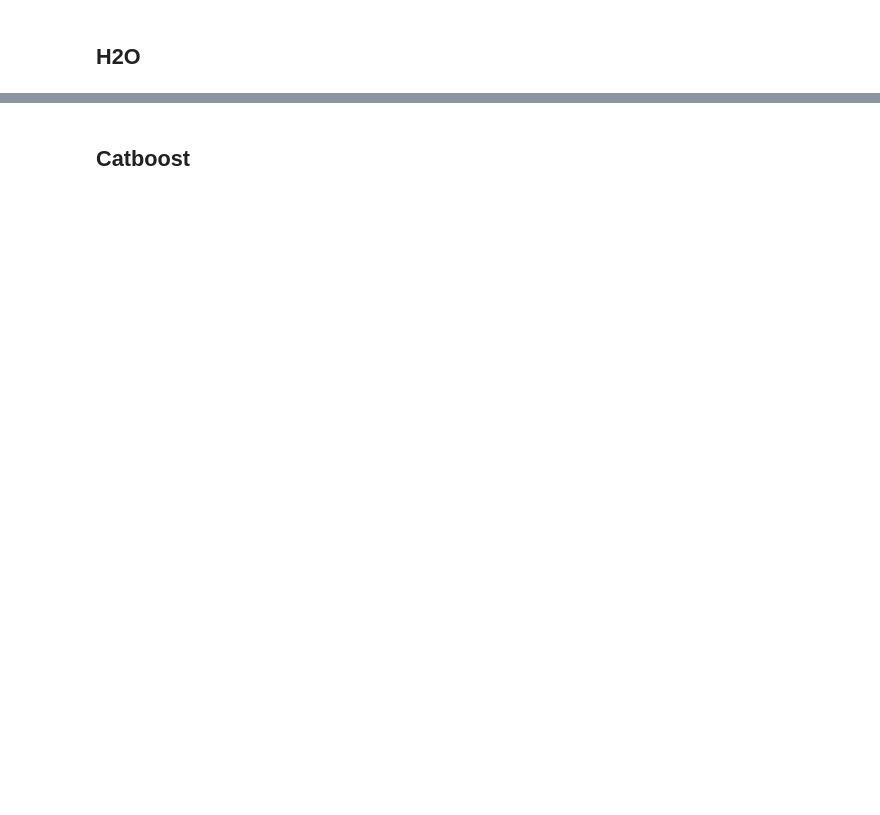
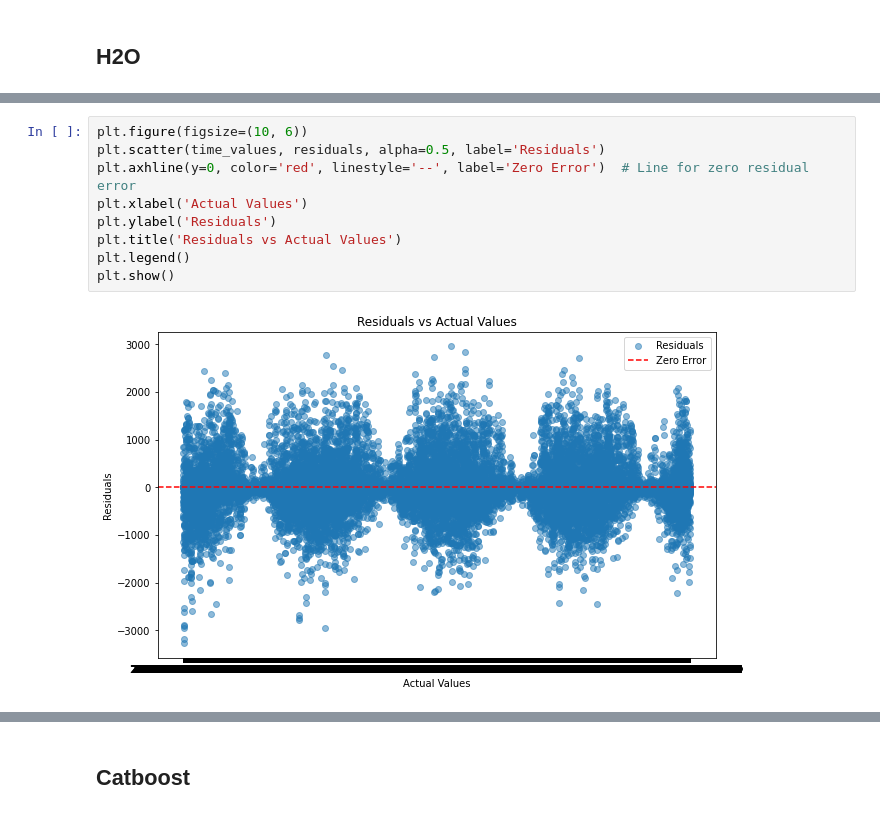
Before and after one commit to henningolweus/MLprosjekt, a Jupyter notebook: data/Long_notebook.ipynb, the cells around one changed output, grey strips where cells are left out. Cells and saved outputs as stored; diff of their text form; blank space fills up the shorter version.

```diff
--- a/data/Long_notebook.ipynb
+++ b/data/Long_notebook.ipynb
@@ -98,0 +788,11 @@ Maybe plot the most important features from domain knowledge analysis, together
+# %%
+plt.figure(figsize=(10, 6))
+plt.scatter(time_values, residuals, alpha=0.5, label='Residuals')
+plt.axhline(y=0, color='red', linestyle='--', label='Zero Error')  # Line for zero residual error
+plt.xlabel('Actual Values')
+plt.ylabel('Residuals')
+plt.title('Residuals vs Actual Values')
+plt.legend()
+plt.show()
+# %% [output]
+[figure, added]
```
Also changed, not shown: parts of 90 cells of this notebook.
